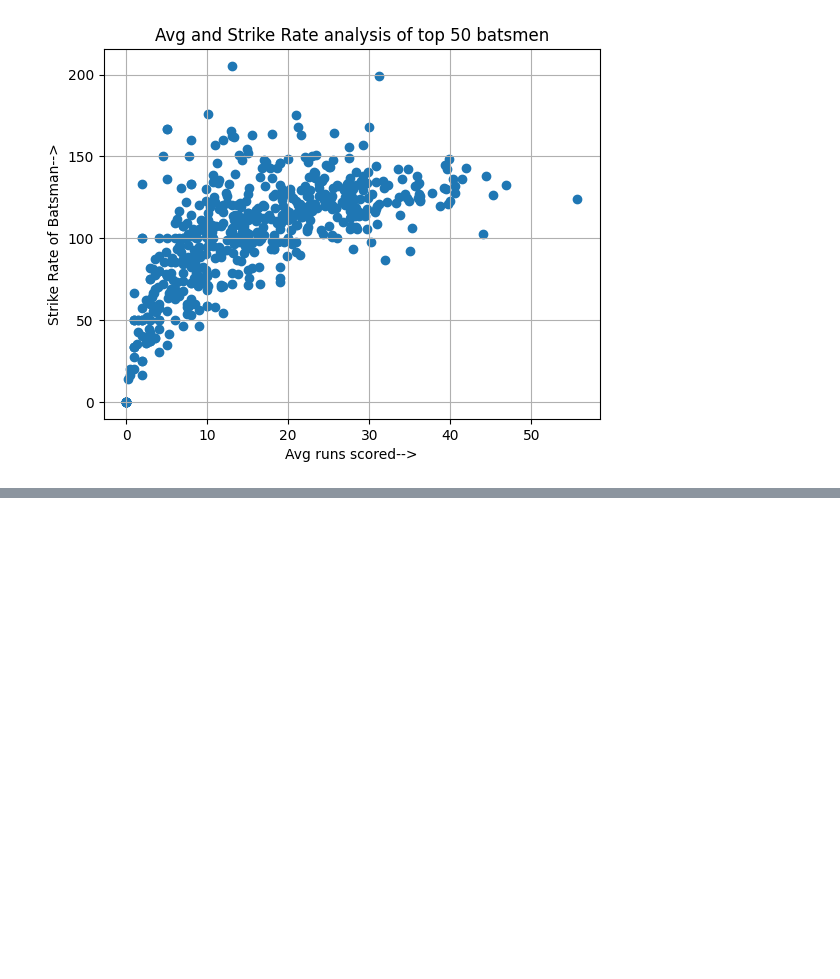
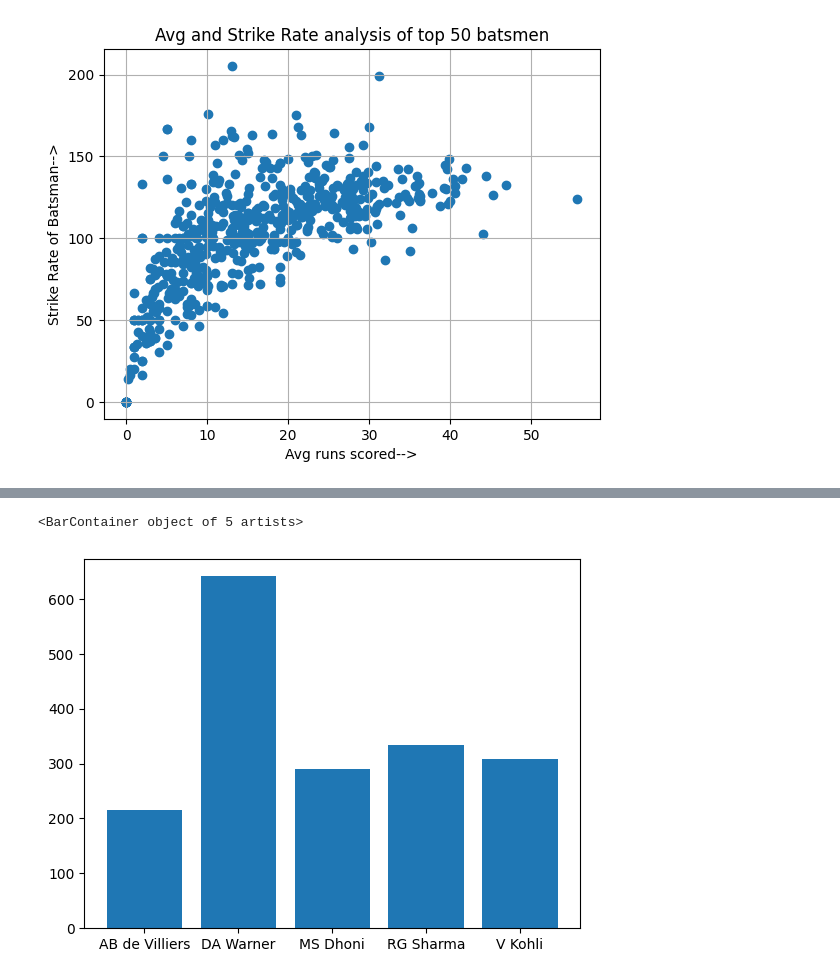
Before and after one commit to Aditya26Das/Machine-Learning, a Jupyter notebook: matplotlib/prog1.ipynb, the cells around one changed output, grey strips where cells are left out. Drawn from its saved outputs; the diff is of its cells as text; code cells hidden in the pictures; blank space fills up the shorter version.

Commit message:
Added Bar Graphs and Histograms

```diff
--- a/matplotlib/prog1.ipynb
+++ b/matplotlib/prog1.ipynb
@@ -89,0 +94,3 @@ plt.grid()
+# %%
+df = pd.read_csv('../matplotlib/datasets/batsman_season_record.csv')
+df
@@ -89,0 +104,3 @@ plt.grid()
+# %%
+new_df = df.drop(['2015','2016'],axis = 1)
+new_df
@@ -89,0 +114,5 @@ plt.grid()
+# %%
+plt.bar(new_df['batsman'],new_df['2017'])
+# %% [output]
+<BarContainer object of 5 artists>
+[figure, added]
```
Also changed, not shown: parts of 11 cells of this notebook.
